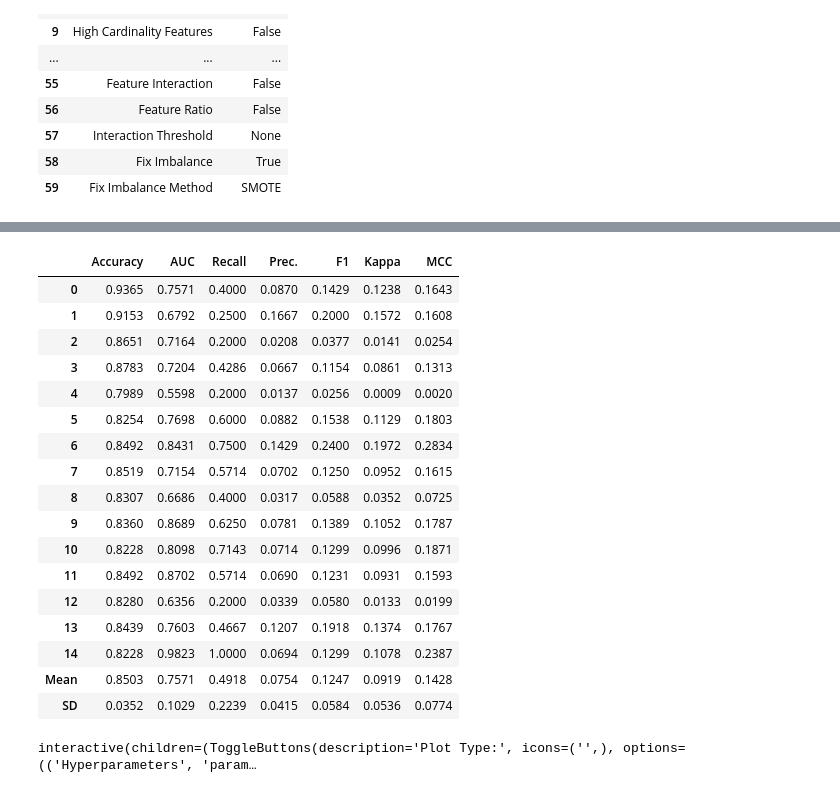
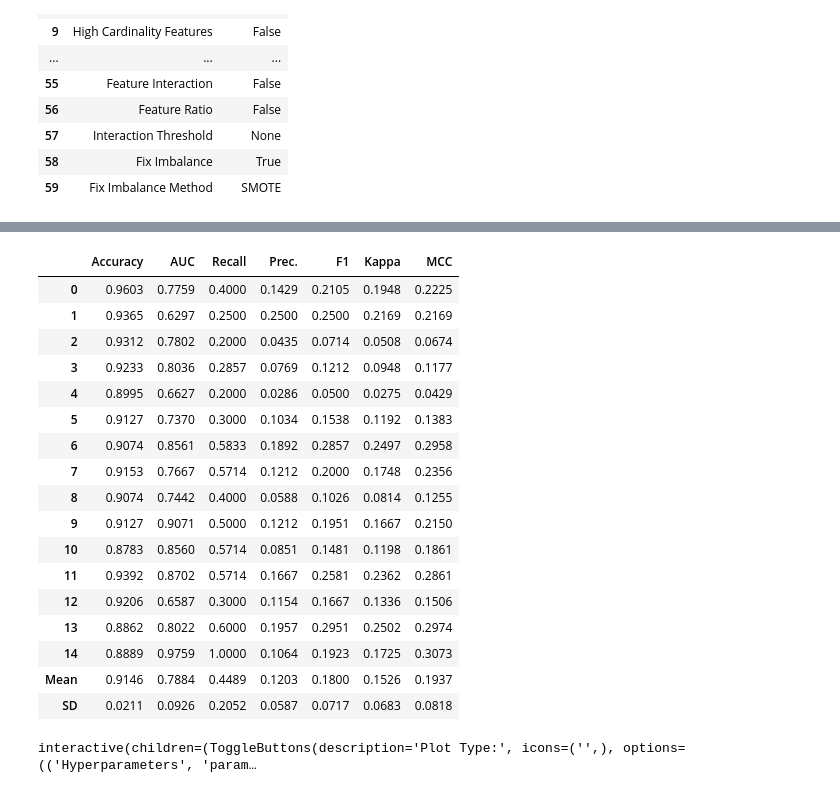
Before and after one commit to maiaufrrj/BRtrading, a Jupyter notebook: MetaTrader.ipynb, the cells around one changed output, grey strips where cells are left out. Drawn from its saved outputs; the diff is of its cells as text; code cells hidden in the pictures.

```diff
--- a/MetaTrader.ipynb
+++ b/MetaTrader.ipynb
@@ -293,26 +335,26 @@ best = compare_models(sort = 'MCC')
 # %%
 #criando modelos
 model = create_model('et')
-model_tuned = tune_model(estimator = et,  fold = 15,  round = 4,  n_iter = 10,  optimize = 'MCC', verbose = True)
+model_tuned = tune_model(estimator = model,  fold = 15,  round = 4,  n_iter = 100,  optimize = 'MCC', verbose = True)
 # %% [output]
 |  | Accuracy | AUC | Recall | Prec. | F1 | Kappa | MCC |
-| 0 | 0.9365 | 0.7571 | 0.4000 | 0.0870 | 0.1429 | 0.1238 | 0.1643 |
-| 1 | 0.9153 | 0.6792 | 0.2500 | 0.1667 | 0.2000 | 0.1572 | 0.1608 |
-| 2 | 0.8651 | 0.7164 | 0.2000 | 0.0208 | 0.0377 | 0.0141 | 0.0254 |
-| 3 | 0.8783 | 0.7204 | 0.4286 | 0.0667 | 0.1154 | 0.0861 | 0.1313 |
-| 4 | 0.7989 | 0.5598 | 0.2000 | 0.0137 | 0.0256 | 0.0009 | 0.0020 |
-| 5 | 0.8254 | 0.7698 | 0.6000 | 0.0882 | 0.1538 | 0.1129 | 0.1803 |
-| 6 | 0.8492 | 0.8431 | 0.7500 | 0.1429 | 0.2400 | 0.1972 | 0.2834 |
-| 7 | 0.8519 | 0.7154 | 0.5714 | 0.0702 | 0.1250 | 0.0952 | 0.1615 |
-| 8 | 0.8307 | 0.6686 | 0.4000 | 0.0317 | 0.0588 | 0.0352 | 0.0725 |
-| 9 | 0.8360 | 0.8689 | 0.6250 | 0.0781 | 0.1389 | 0.1052 | 0.1787 |
-| 10 | 0.8228 | 0.8098 | 0.7143 | 0.0714 | 0.1299 | 0.0996 | 0.1871 |
-| 11 | 0.8492 | 0.8702 | 0.5714 | 0.0690 | 0.1231 | 0.0931 | 0.1593 |
-| 12 | 0.8280 | 0.6356 | 0.2000 | 0.0339 | 0.0580 | 0.0133 | 0.0199 |
-| 13 | 0.8439 | 0.7603 | 0.4667 | 0.1207 | 0.1918 | 0.1374 | 0.1767 |
-| 14 | 0.8228 | 0.9823 | 1.0000 | 0.0694 | 0.1299 | 0.1078 | 0.2387 |
-| Mean | 0.8503 | 0.7571 | 0.4918 | 0.0754 | 0.1247 | 0.0919 | 0.1428 |
-| SD | 0.0352 | 0.1029 | 0.2239 | 0.0415 | 0.0584 | 0.0536 | 0.0774 |
+| 0 | 0.9603 | 0.7759 | 0.4000 | 0.1429 | 0.2105 | 0.1948 | 0.2225 |
+| 1 | 0.9365 | 0.6297 | 0.2500 | 0.2500 | 0.2500 | 0.2169 | 0.2169 |
+| 2 | 0.9312 | 0.7802 | 0.2000 | 0.0435 | 0.0714 | 0.0508 | 0.0674 |
+| 3 | 0.9233 | 0.8036 | 0.2857 | 0.0769 | 0.1212 | 0.0948 | 0.1177 |
+| 4 | 0.8995 | 0.6627 | 0.2000 | 0.0286 | 0.0500 | 0.0275 | 0.0429 |
+| 5 | 0.9127 | 0.7370 | 0.3000 | 0.1034 | 0.1538 | 0.1192 | 0.1383 |
+| 6 | 0.9074 | 0.8561 | 0.5833 | 0.1892 | 0.2857 | 0.2497 | 0.2958 |
+| 7 | 0.9153 | 0.7667 | 0.5714 | 0.1212 | 0.2000 | 0.1748 | 0.2356 |
+| 8 | 0.9074 | 0.7442 | 0.4000 | 0.0588 | 0.1026 | 0.0814 | 0.1255 |
+| 9 | 0.9127 | 0.9071 | 0.5000 | 0.1212 | 0.1951 | 0.1667 | 0.2150 |
+| 10 | 0.8783 | 0.8560 | 0.5714 | 0.0851 | 0.1481 | 0.1198 | 0.1861 |
+| 11 | 0.9392 | 0.8702 | 0.5714 | 0.1667 | 0.2581 | 0.2362 | 0.2861 |
+| 12 | 0.9206 | 0.6587 | 0.3000 | 0.1154 | 0.1667 | 0.1336 | 0.1506 |
+| 13 | 0.8862 | 0.8022 | 0.6000 | 0.1957 | 0.2951 | 0.2502 | 0.2974 |
+| 14 | 0.8889 | 0.9759 | 1.0000 | 0.1064 | 0.1923 | 0.1725 | 0.3073 |
+| Mean | 0.9146 | 0.7884 | 0.4489 | 0.1203 | 0.1800 | 0.1526 | 0.1937 |
+| SD | 0.0211 | 0.0926 | 0.2052 | 0.0587 | 0.0717 | 0.0683 | 0.0818 |
 # %%
 evaluate_model(model_tuned)
 # %% [output]
```
Also changed, not shown: parts of 19 cells of this notebook.
